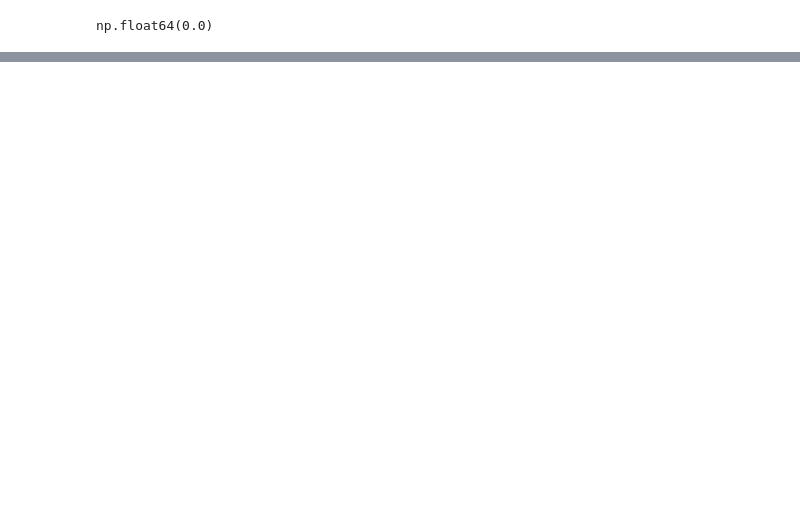
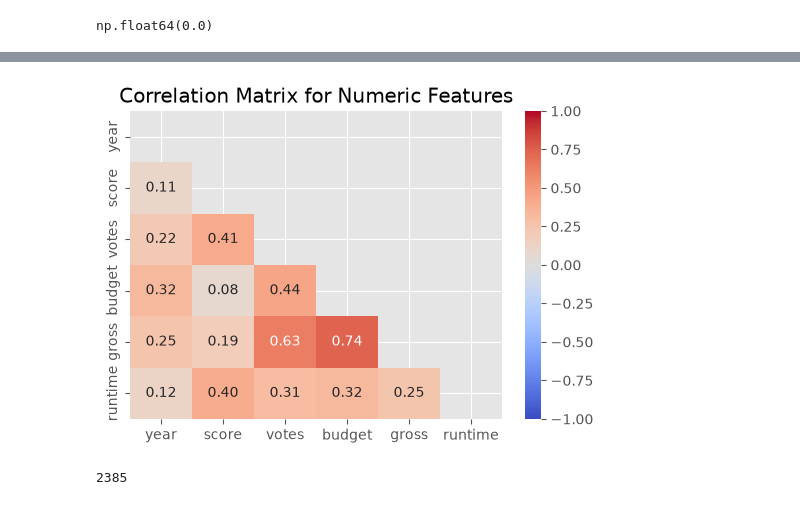
Before and after one commit to ogicode/Film_Correlation, a Jupyter notebook: notebook.ipynb, the cells around one changed output, grey strips where cells are left out. Drawn from its saved outputs; the diff is of its cells as text; code cells hidden in the pictures; blank space fills up the shorter version.

```diff
--- a/notebook.ipynb
+++ b/notebook.ipynb
@@ -68,0 +118,12 @@ np.float64(0.0)
+# %%
+# correlation heatmap
+# hide 1s diagonal
+corr = df.corr(numeric_only=True)
+mask = np.triu(np.ones_like(corr, dtype=bool))
+
+plt.figure(figsize=(6, 4))
+sns.heatmap(corr, mask=mask, annot=True, fmt='.2f', cmap='coolwarm', vmin=-1, vmax=1)
+plt.title('Correlation Matrix for Numeric Features')
+plt.show()
+# %% [output]
+[figure, added]
@@ -68,0 +137,6 @@ np.float64(0.0)
+# %%
+# nunique companies
+df['company'].nunique()
+# make ai api map same studios to make a new column company group
+# %% [output]
+2385
```
Also changed, not shown: parts of 13 cells of this notebook, 1 other file.
